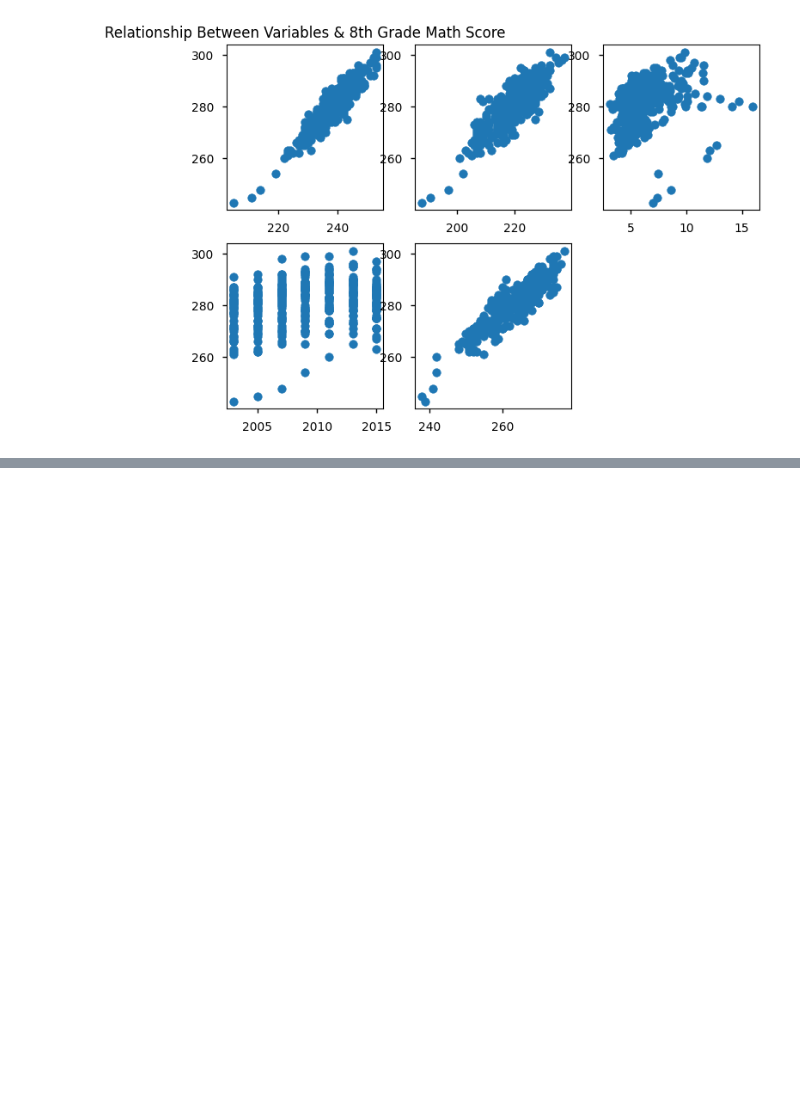
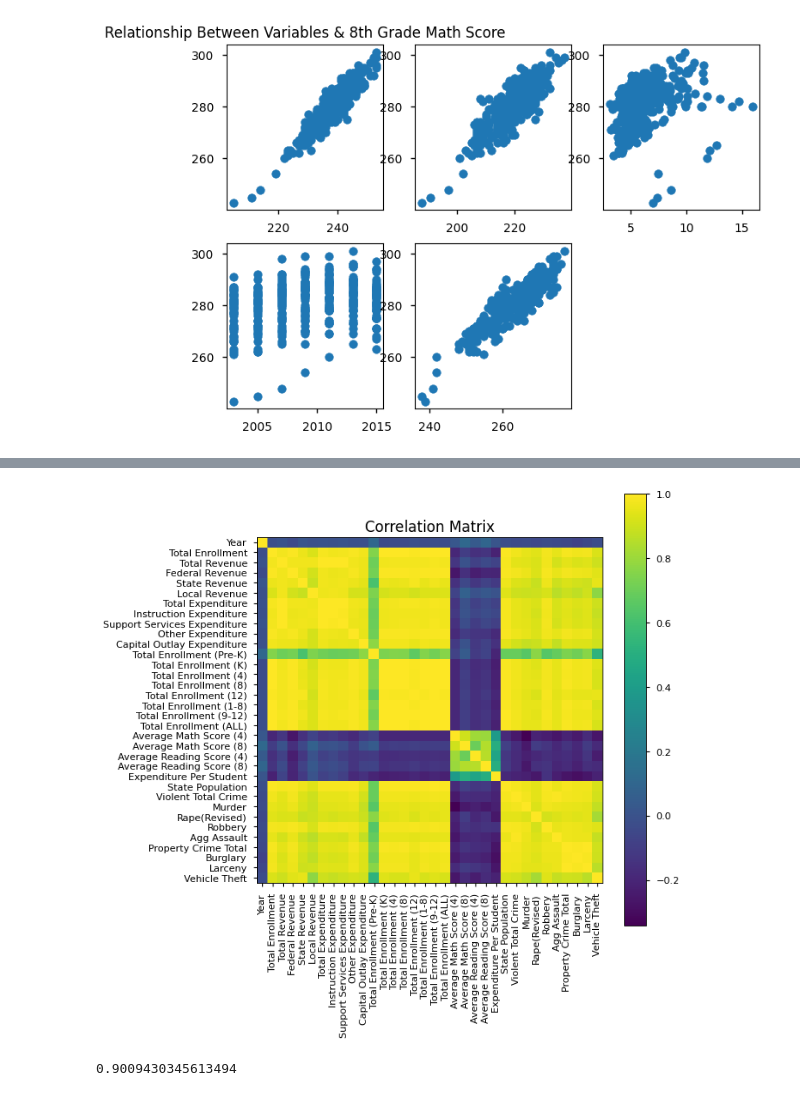
Before and after one commit to connorpobrien/Education-Trends, a Jupyter notebook: DATA301-Project AndrewM.ipynb, the cells around one changed output, grey strips where cells are left out. Saved outputs shown, nothing was run; the diff lists cells and outputs as text; code cells hidden in the pictures; blank space fills up the shorter version.

```diff
--- a/DATA301-Project AndrewM.ipynb
+++ b/DATA301-Project AndrewM.ipynb
@@ -379,0 +469,32 @@ WARNING:tensorflow:5 out of the last 13 calls to <function Model.make_test_funct
+# %%
+#Exploring Correlations Between Variables
+CorrelationCrime = CrimeEducationMerged
+
+#Create Expenditure By Student
+# CorrelationEducation['Expenditure Per Student'] = CorrelationEducation['Instruction Expenditure'] / CorrelationEducation['Total Enrollment']
+CorrelationCrime = CorrelationCrime.drop(['State'], axis = 1)
+# CorrelationCrime = CorrelationCrime[pd.notna(CorrelationEducation['Average Math Score (4)']) & pd.notna(CorrelationEducation['Average Math Score (8)'])]
+
+
+# Scaling data
+Scaler = StandardScaler()
+Scaler.fit(CorrelationCrime)
+CorrelationCrime = pd.DataFrame(Scaler.transform(CorrelationCrime),
+        columns= CorrelationCrime.columns)
+
+#Creating Correlation Matrix
+corr = CorrelationCrime.dropna().corr()
+plt.figure(num=None, figsize=(8, 8), dpi=80, facecolor='w', edgecolor='k')
+corrMat = plt.matshow(corr, fignum = 1)
+plt.xticks(range(len(corr.columns)), corr.columns, rotation=90)
+plt.yticks(range(len(corr.columns)), corr.columns)
+plt.gca().xaxis.tick_bottom()
+plt.colorbar(corrMat)
+plt.title(f'Correlation Matrix', fontsize=15)
+plt.show()
+
+#Selecting Certain Correlations From The Matrix
+CorrelationCrime['Support Services Expenditure'].corr(CorrelationCrime['Vehicle Theft'])
+# %% [output]
+[figure, added]
+0.9009430345613494
```
Also changed, not shown: parts of 13 cells of this notebook.
